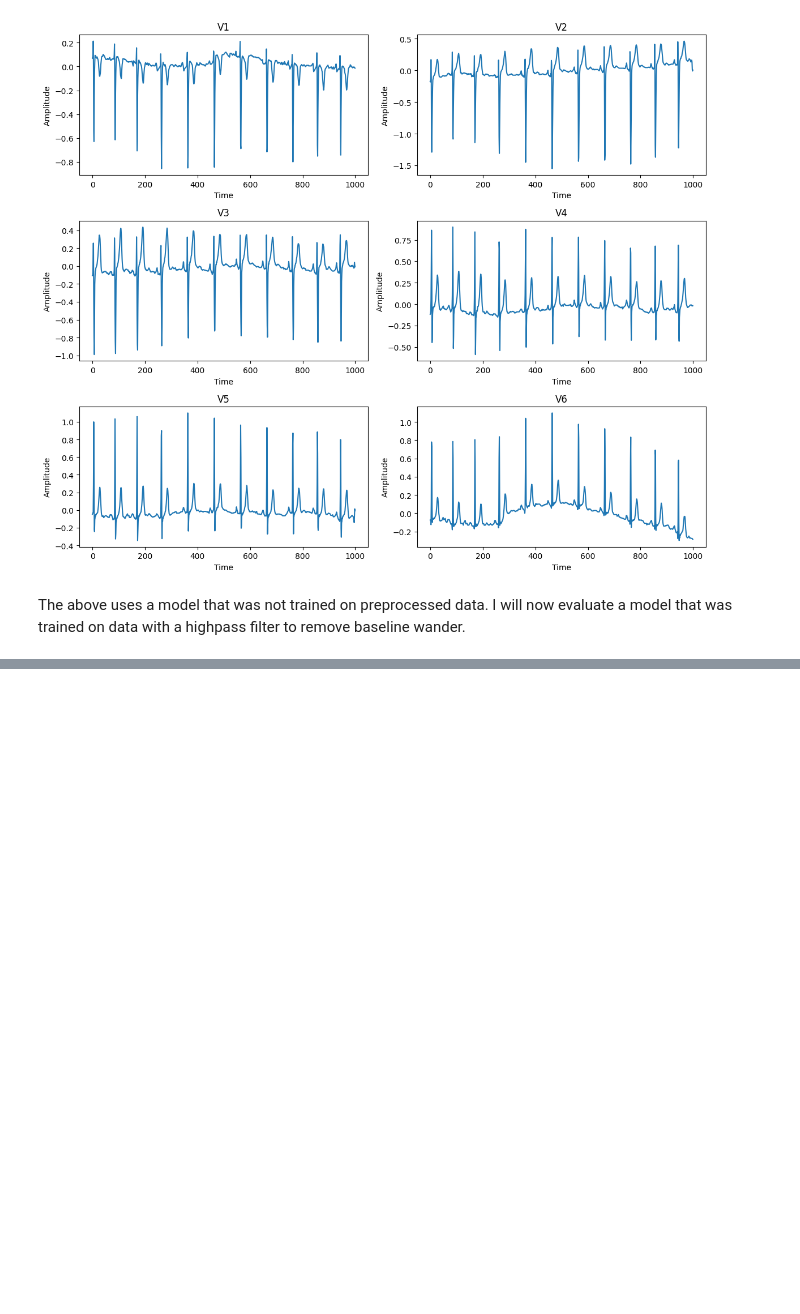
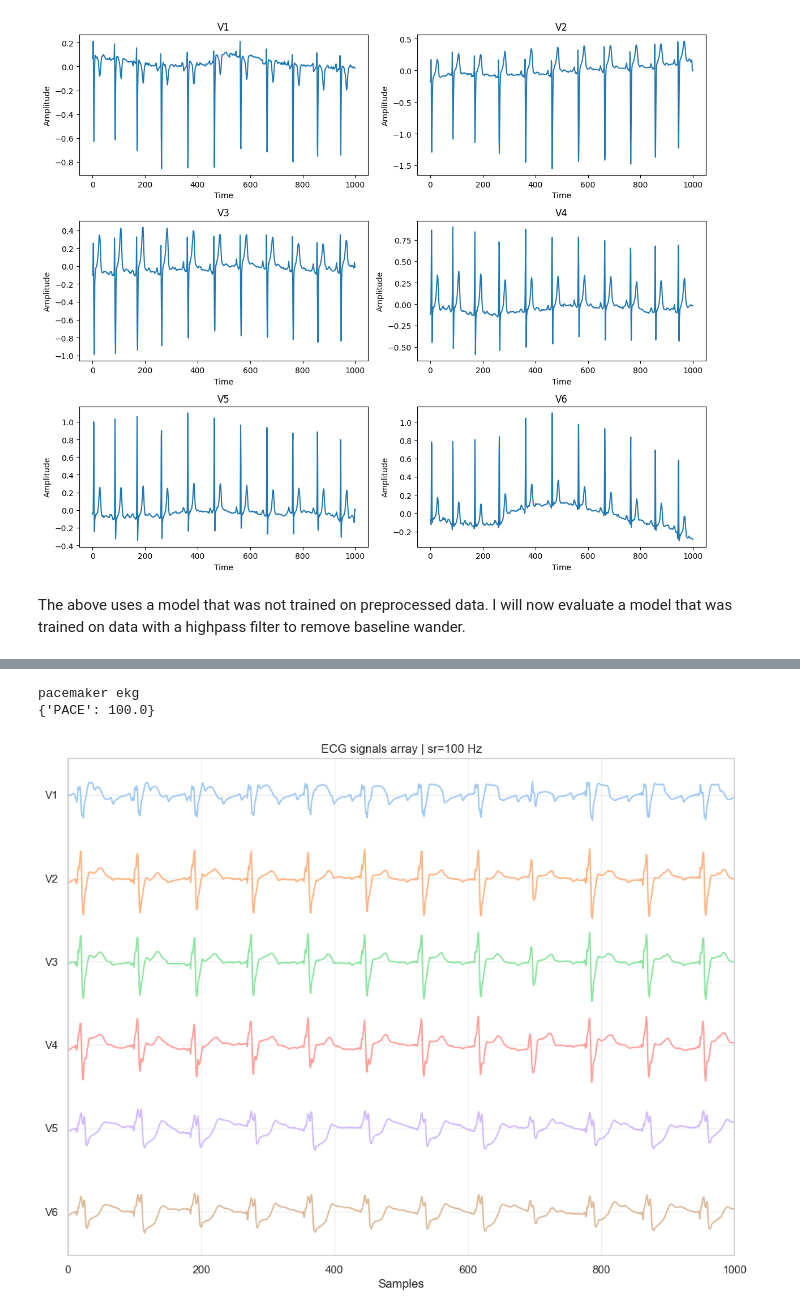
Before and after one commit to Nateml/bachelors_thesis, a Jupyter notebook: notebooks/exploratory/model_analysis.ipynb, the cells around one changed output, grey strips where cells are left out. Cells and saved outputs as stored; diff of their text form; code cells hidden in the pictures; blank space fills up the shorter version.

```diff
--- a/notebooks/exploratory/model_analysis.ipynb
+++ b/notebooks/exploratory/model_analysis.ipynb
@@ -267,0 +297,3 @@ The above uses a model that was not trained on preprocessed data. I will now eva
+# %%
+# Apply filter(s) to the signals
+val_data_filtered = apply_preprocessors(val_data, cfg.dataset.sampling_rate, cfg.preprocessor_group.preprocessors)
@@ -267,0 +333,23 @@ The above uses a model that was not trained on preprocessed data. I will now eva
+# %%
+targets = torch.arange(6, device=logits[0].device).expand(2183, -1)
+
+# Convert logits to tensor
+logits = torch.from_numpy(logits).float()
+
+# convert logits to probabilities
+probs = torch.nn.functional.softmax(logits, dim=2)
+
+# Display as numpy array, with percentages
+probs = probs.cpu().numpy()
+probs = np.round(probs * 100, 2)
+# Display first item, without scientific notation
+np.set_printoptions(suppress=True)
+print(probs[0])
+
+preds = np.argmax(logits.cpu().numpy(), axis=2)
+
+# Accuracy
+lead_acc = lead_level_accuracy(logits=logits.cpu().numpy(), targets=targets.cpu().numpy())
+set_acc = set_level_accuracy(logits=logits.cpu().numpy(), targets=targets.cpu().numpy())
+print(f"Set level accuracy: {set_acc:.4f}")
+print(f"Lead level accuracy: {lead_acc:.4f}")
@@ -267,0 +397,5 @@ The above uses a model that was not trained on preprocessed data. I will now eva
+# %%
+# Lets try the hungarian algorithm on the logits
+hungarian_preds = hungarian_predictions(logits)
+print(hungarian_preds.shape)
+print(hungarian_preds[2])
@@ -267,0 +423,6 @@ The above uses a model that was not trained on preprocessed data. I will now eva
+# %%
+mistake_mask = hungarian_preds != targets.cpu().numpy()
+mistake_counts = mistake_mask.sum(axis=1)
+wrongness_thresh = 6
+wrong_hungarian = np.where(mistake_counts >= wrongness_thresh)[0]
+len(wrong_hungarian)
@@ -267,0 +448,11 @@ The above uses a model that was not trained on preprocessed data. I will now eva
+# %%
+# Lets plot these
+idx = wrong_hungarian[0]
+signals = val_data_filtered[idx].cpu().numpy()
+plot_ecg(signals, sampling_rate=100)
+print(meta.iloc[idx].report)
+print(meta.iloc[idx].scp_codes)
+# %% [output]
+pacemaker ekg
+{'PACE': 100.0}
+[figure, added]
```
Also changed, not shown: parts of 66 cells of this notebook, 9 other files.
